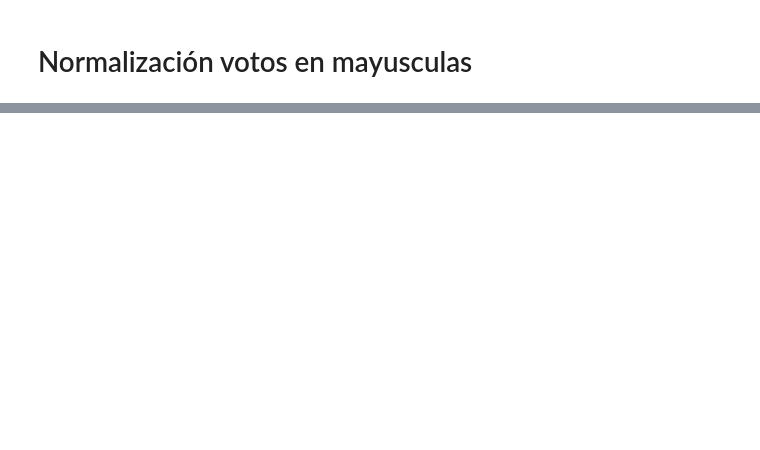
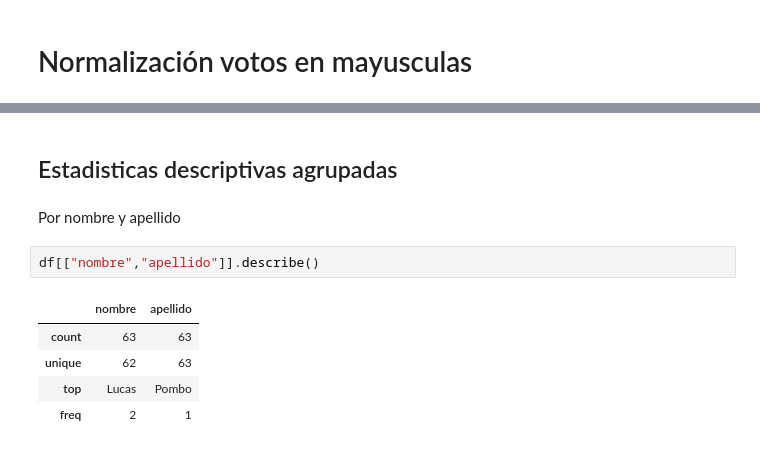
Before and after one commit to carlosNahuelSanchez/parcial1_tlp3_Carlos_Nahuel_Sanchez, a Jupyter notebook: main.ipynb, the cells around one changed output, grey strips where cells are left out. Saved outputs shown, nothing was run; the diff lists cells and outputs as text; blank space fills up the shorter version.

```diff
--- a/main.ipynb
+++ b/main.ipynb
@@ -218,0 +329,12 @@ See the caveats in the documentation: https://pandas.pydata.org/pandas-docs/stab
+# %% [markdown]
+## Estadisticas descriptivas agrupadas
+# %% [markdown]
+Por nombre y apellido
+# %%
+df[["nombre","apellido"]].describe()
+# %% [output]
+|  | nombre | apellido |
+| count | 63 | 63 |
+| unique | 62 | 63 |
+| top | Lucas | Pombo |
+| freq | 2 | 1 |
```
Also changed, not shown: parts of 19 cells of this notebook.
